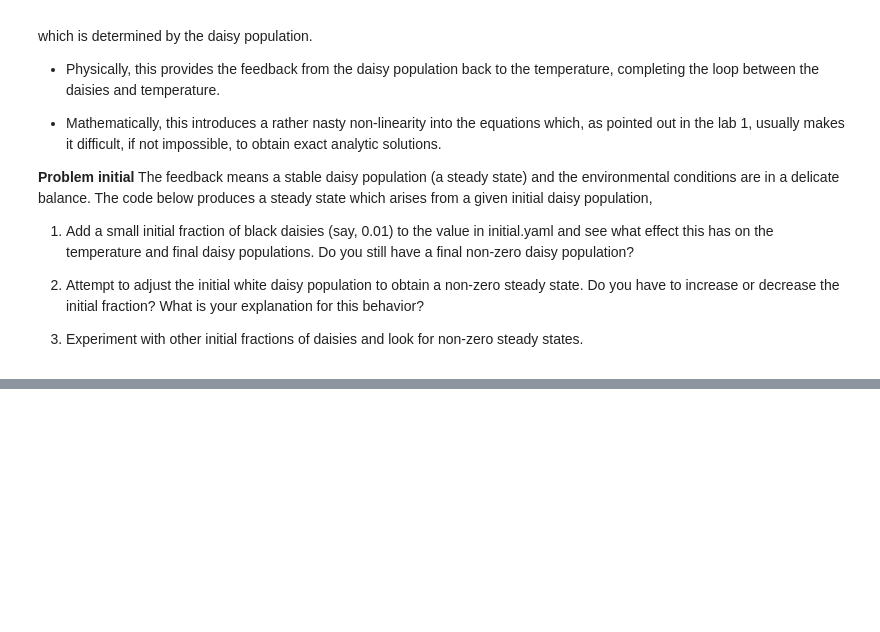
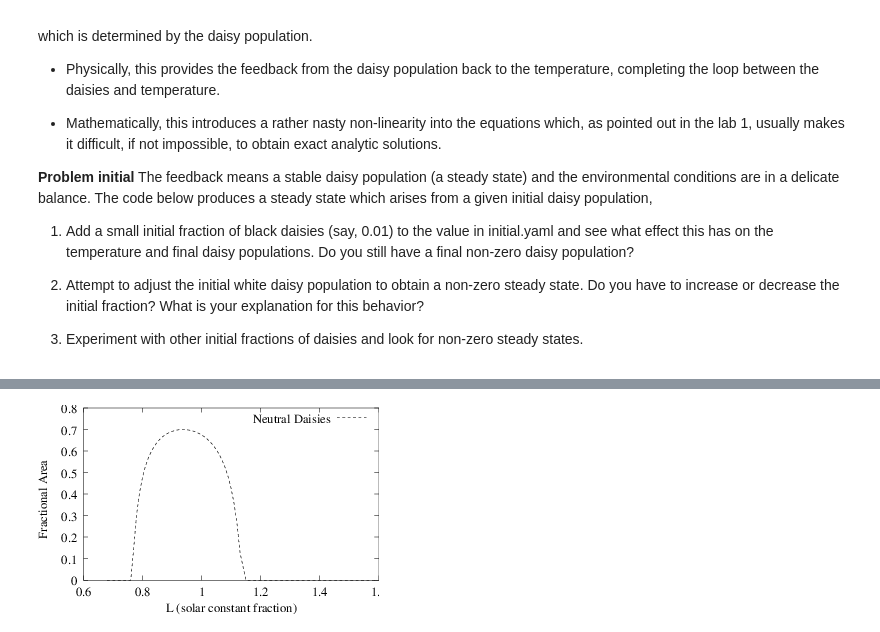
Before and after one commit to timothya87/numeric, a Jupyter notebook: lab5/lab5.ipynb, the cells around one changed output, grey strips where cells are left out. Cells and saved outputs as stored; diff of their text form; code cells hidden in the pictures; blank space fills up the shorter version.

```diff
--- a/lab5/lab5.ipynb
+++ b/lab5/lab5.ipynb
@@ -1180,0 +1162,4 @@ $$T^4_e = L \frac{S_0}{4\sigma}(1-\alpha_p)$$
+# %%
+Image(filename="images/steady_g.png")
+# %% [output]
+[figure, added]
```
Also changed, not shown: parts of 24 cells of this notebook, 10 other files.
